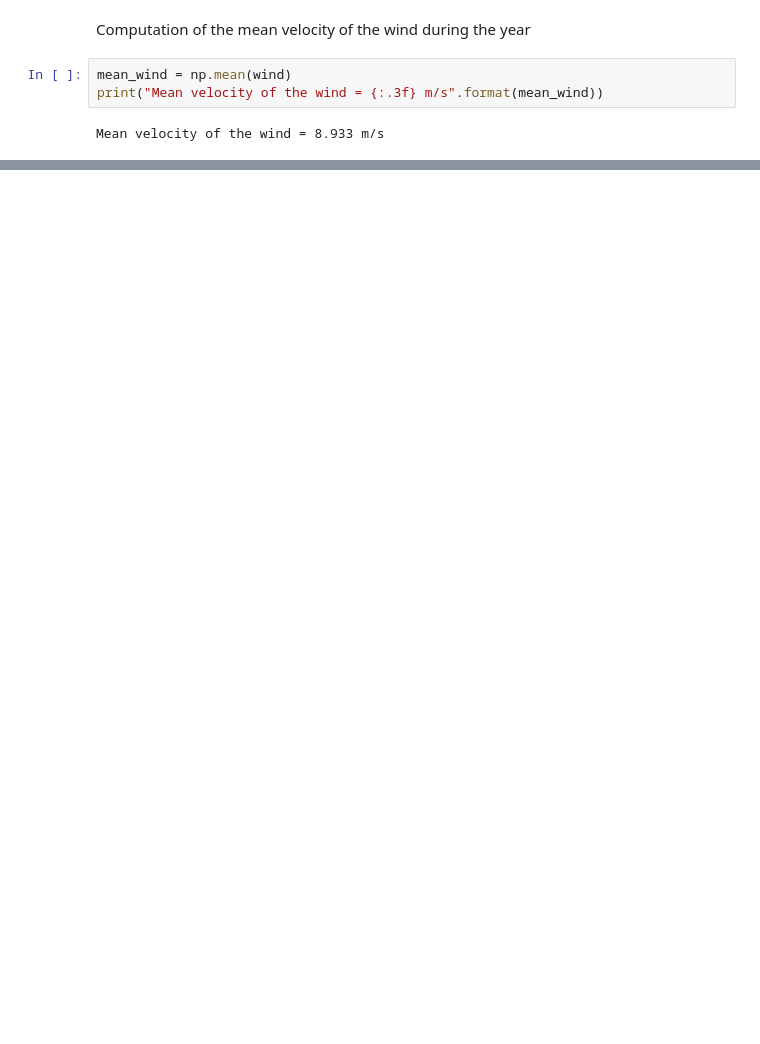
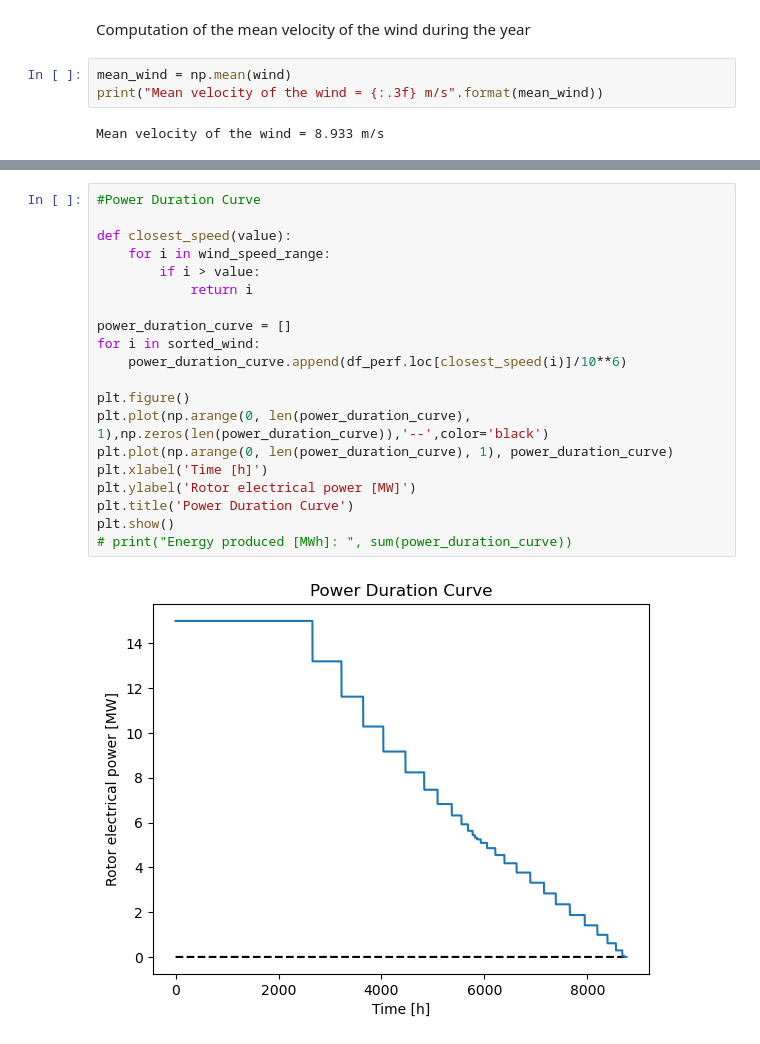
Before and after one commit to AmauryLaridon/LENVI2007---Wind-Turbine-Design, a Jupyter notebook: BEM/Project.ipynb, the cells around one changed output, grey strips where cells are left out. Cells and saved outputs as stored; diff of their text form; blank space fills up the shorter version.

```diff
--- a/BEM/Project.ipynb
+++ b/BEM/Project.ipynb
@@ -529,0 +580,22 @@ Mean velocity of the wind = 8.933 m/s
+# %%
+#Power Duration Curve
+
+def closest_speed(value):
+    for i in wind_speed_range:
+        if i > value:
+            return i
+
+power_duration_curve = []
+for i in sorted_wind:
+    power_duration_curve.append(df_perf.loc[closest_speed(i)]/10**6)
+
+plt.figure()
+plt.plot(np.arange(0, len(power_duration_curve), 1),np.zeros(len(power_duration_curve)),'--',color='black')
+plt.plot(np.arange(0, len(power_duration_curve), 1), power_duration_curve)
+plt.xlabel('Time [h]')
+plt.ylabel('Rotor electrical power [MW]')
+plt.title('Power Duration Curve')
+plt.show()
+# print("Energy produced [MWh]: ", sum(power_duration_curve))
+# %% [output]
+[figure, added]
```
Also changed, not shown: parts of 13 cells of this notebook.
